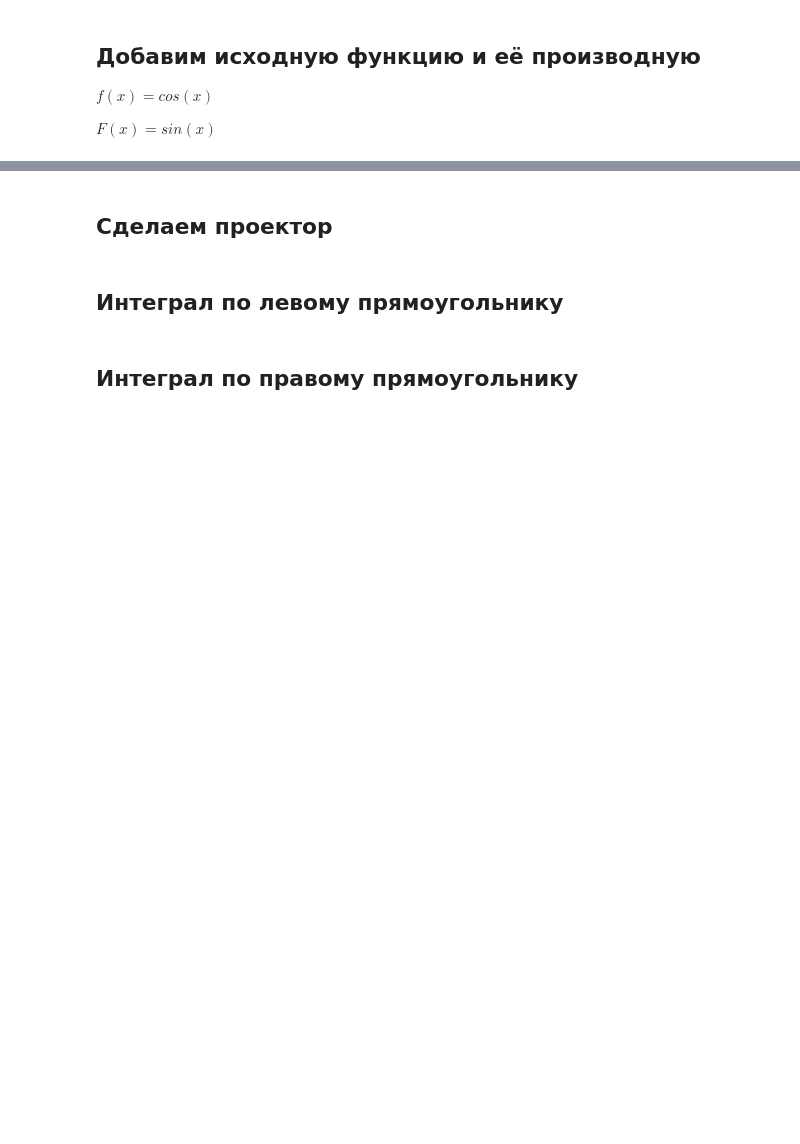
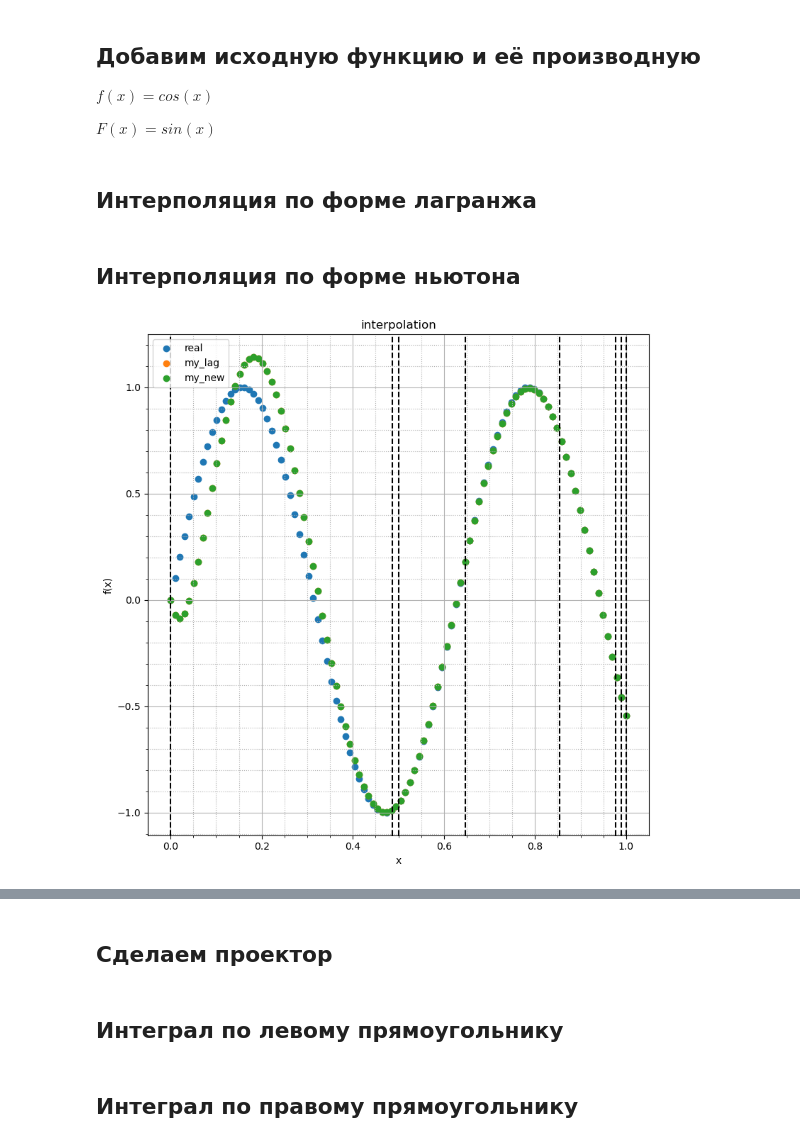
Before and after one commit to NikitaAgeev/For-jupyter, a Jupyter notebook: Вычматы_Лаба_2.ipynb, the cells around one changed output, grey strips where cells are left out. Cells and saved outputs as stored; diff of their text form; code cells hidden in the pictures; blank space fills up the shorter version.

```diff
--- a/Вычматы_Лаба_2.ipynb
+++ b/Вычматы_Лаба_2.ipynb
@@ -24,0 +33,2 @@ def F(x):
+# %% [markdown]
+## Интерполяция по форме лагранжа
@@ -24,0 +48,67 @@ def F(x):
+# %% [markdown]
+## Интерполяция по форме ньютона
+# %%
+def Newton_inter (dots):
+    len_arr = np.shape(dots)[1]
+
+    def split_summ (j, k):
+        if (k == 1):
+            return (dots[1,j+1] - dots[1,j])/(dots[0,j+1] - dots[0,j])
+        else:
+            return (split_summ(j+1, k-1) - split_summ(j, k-1))/(dots[0,j+k] - dots[0,j])
+
+    def f(x):
+        res = dots[1,0]
+        for i in range(1, len_arr):
+            pre_res = split_summ(0,i);
+            for j in range(i):
+                pre_res *= (x - dots[0,j])
+            res += pre_res
+        return res
+
+    return f
+# %%
+rnd_a = np.append(np.append(np.array([0]), np.random.random(6)), np.array([1]))
+
+ans = for_my_f(rnd_a)
+a = np.array([rnd_a, ans])
+
+my_f = lagranj_inter(a)
+my_f_2 = Newton_inter(a)
+
+num = np.linspace(0, 1, 100)
+
+real_f_arr = for_my_f(num)
+my_f_arr = np.array([my_f(x) for x in num])
+my_f_2_arr = np.array([my_f_2(x) for x in num])
+
+
+
+plt.figure(figsize=(8, 8))
+plt.title("interpolation")
+
+real     = plt.scatter(num, real_f_arr , marker='o', label = "real")
+my     = plt.scatter(num, my_f_arr     , marker='o', label = "my_lag")
+my_2    = plt.scatter(num, my_f_2_arr     , marker='o', label = "my_new")
+
+for i in rnd_a:
+    plt.axvline (x=i, color='black', linestyle='--')
+
+
+
+plt.legend(handles = [real, my, my_2])
+
+#plt.scatter(h_arr, res_1_22, marker='o')
+
+plt.xlabel("x")
+plt.ylabel("f(x)")
+plt.minorticks_on()
+plt.grid(which='major')
+plt.grid(which='minor', linestyle=':')
+# plt.legend(fontsize = 12)
+plt.tight_layout()
+plt.show()
+
+print(my_f_2_arr - my_f_arr)
+# %% [output]
+[figure, added]
```
Also changed, not shown: parts of 7 cells of this notebook, 8 other files.
